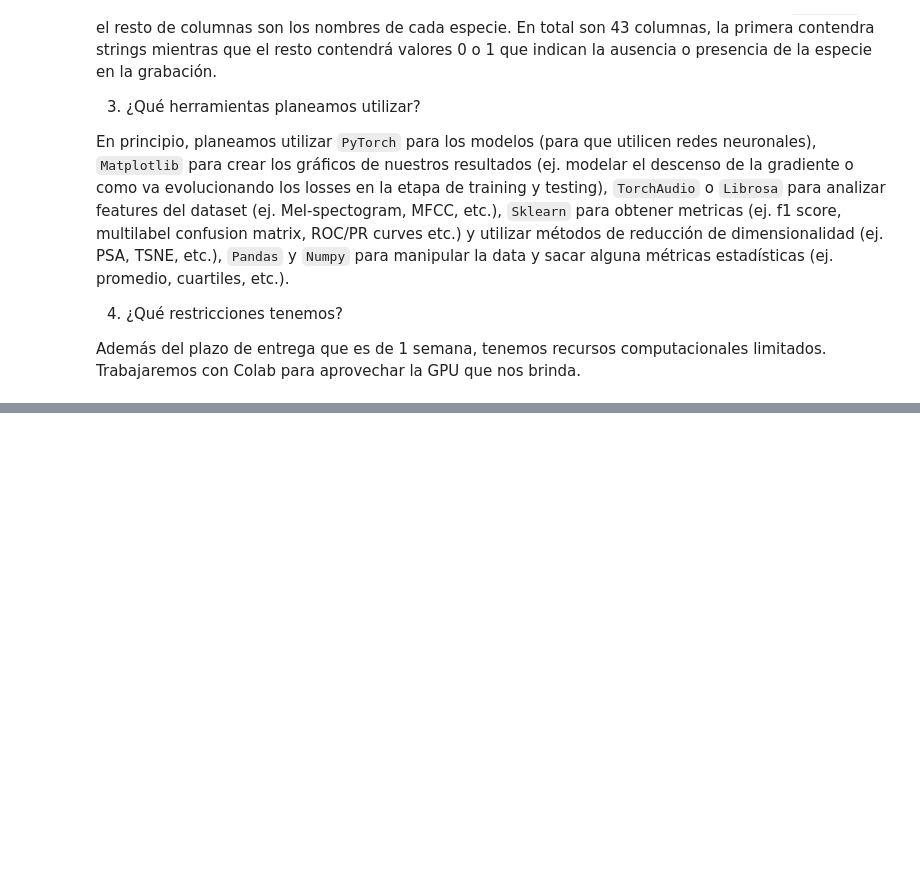
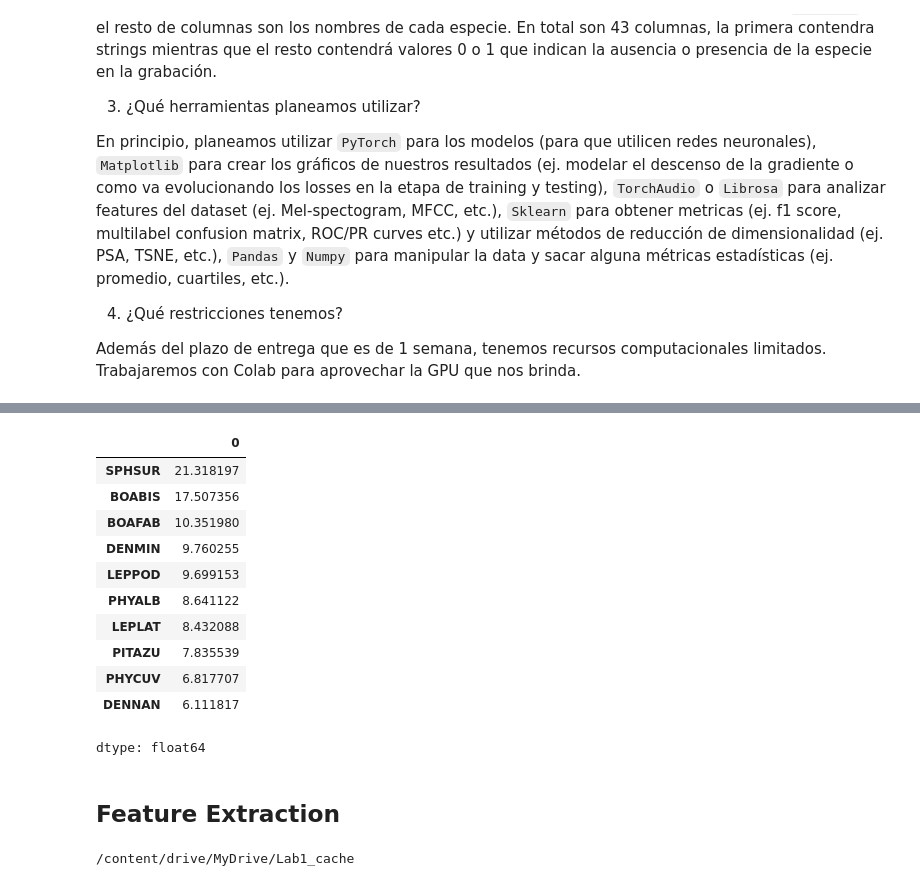
Before and after one commit to LuisIZ/Lab1_AnimalSound_DeepLearning, a Jupyter notebook: notebooks/eda.ipynb, the cells around one changed output, grey strips where cells are left out. Cells and saved outputs as stored; diff of their text form; code cells hidden in the pictures; blank space fills up the shorter version.

```diff
--- a/notebooks/eda.ipynb
+++ b/notebooks/eda.ipynb
@@ -103,0 +281,4 @@ FileNotFoundError: [Errno 2] No such file or directory: '../data/train.csv'
+# %%
+# balance por clase
+class_counts = df[label_cols].sum().sort_values(ascending=False)
+class_counts.head(10), class_counts.tail(10)
@@ -103,0 +303,26 @@ FileNotFoundError: [Errno 2] No such file or directory: '../data/train.csv'
+# %%
+# porcentaje de precensia por clase
+class_pct = (class_counts / len(df) * 100).sort_values(ascending=False)
+class_pct.head(10)
+# %% [output]
+|  | 0 |
+| SPHSUR | 21.318197 |
+| BOABIS | 17.507356 |
+| BOAFAB | 10.351980 |
+| DENMIN | 9.760255 |
+| LEPPOD | 9.699153 |
+| PHYALB | 8.641122 |
+| LEPLAT | 8.432088 |
+| PITAZU | 7.835539 |
+| PHYCUV | 6.817707 |
+| DENNAN | 6.111817 |
+dtype: float64
+# %% [markdown]
+## Feature Extraction
+# %%
+# creamos carpeta para almacenar features
+CACHE_DIR = Path("/content/drive/MyDrive/Lab1_cache")
+CACHE_DIR.mkdir(parents=True, exist_ok=True)
+print(CACHE_DIR)
+# %% [output]
+/content/drive/MyDrive/Lab1_cache
```
Also changed, not shown: parts of 29 cells of this notebook.
